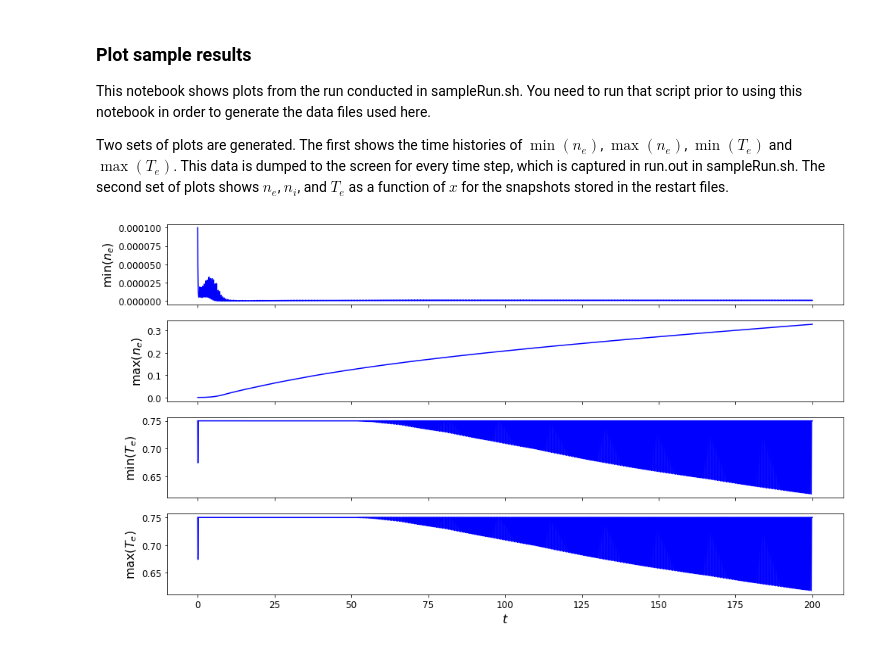
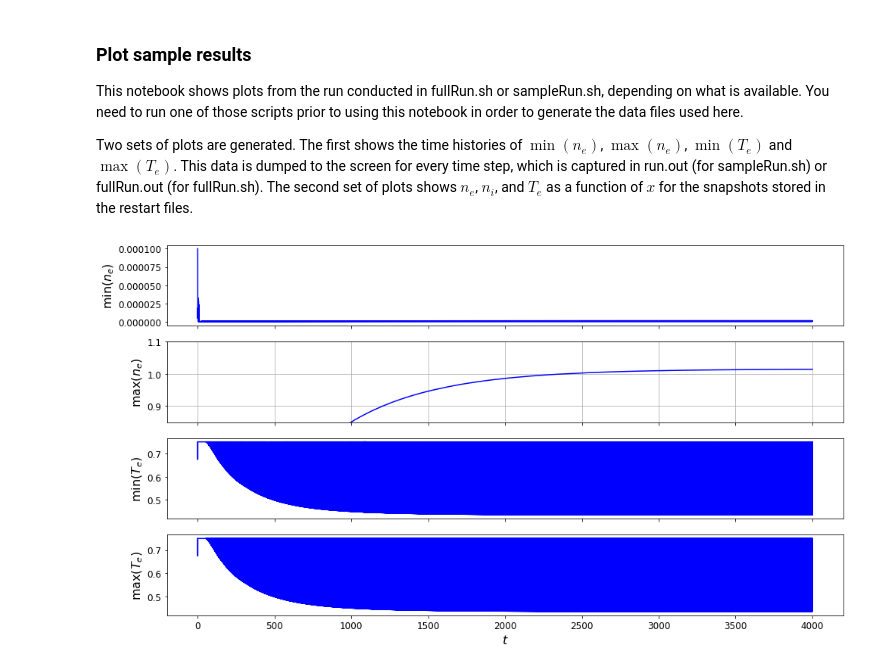
Before and after one commit to pecos/glowDischargeSolver, a Jupyter notebook: plotSampleRun.ipynb, the cells around one changed output. Saved outputs shown, nothing was run; the diff lists cells and outputs as text; code cells hidden in the pictures.

Commit message:
add long run results to jupyter notebook

```diff
--- a/plotSampleRun.ipynb
+++ b/plotSampleRun.ipynb
@@ -1,40 +1,51 @@
 # %% [markdown]
 ### Plot sample results
-This notebook shows plots from the run conducted in sampleRun.sh.  You need to run that script prior to using this notebook in order to generate the data files used here.
+This notebook shows plots from the run conducted in fullRun.sh or sampleRun.sh, depending on what is available.  You need to run one of those scripts prior to using this notebook in order to generate the data files used here.
 
-Two sets of plots are generated.  The first shows the time histories of $\min(n_e)$, $\max(n_e)$, $\min(T_e)$ and $\max(T_e)$.  This data is dumped to the screen for every time step, which is captured in run.out in sampleRun.sh.  The second set of plots shows $n_e$, $n_i$, and $T_e$ as a function of $x$ for the snapshots stored in the restart files.
+Two sets of plots are generated.  The first shows the time histories of $\min(n_e)$, $\max(n_e)$, $\min(T_e)$ and $\max(T_e)$.  This data is dumped to the screen for every time step, which is captured in run.out (for sampleRun.sh) or fullRun.out (for fullRun.sh).  The second set of plots shows $n_e$, $n_i$, and $T_e$ as a function of $x$ for the snapshots stored in the restart files.
 # %%
 import numpy as np
 import matplotlib.pyplot as plt
+from os import path
 
-D = np.loadtxt('run.out')
+# check what result is available
+if (path.isfile('fullRun.out')):
+    # if we have a long run, plot that
+    D = np.loadtxt('fullRun.out')
+elif (path.isfile('run.out')):
+    # otherwise, try short run
+    D = np.loadtxt('run.out')
+else:
+    print("Don't have any data!  Plotting will fail.")
 
 plt.figure(figsize=(16,9))
 ax0 = plt.subplot(4,1,1)
 ax0.plot(D[:,0], D[:,1], 'b-')
 plt.setp(ax0.get_xticklabels(),visible=False)
 plt.setp(ax0.get_yticklabels(),fontsize=12)
 ax0.set_ylabel(r'$\min(n_e)$', fontsize=16)
 
 ax1 = plt.subplot(4,1,2,sharex=ax0)
 ax1.plot(D[:,0], D[:,2], 'b-')
+ax1.set_ylim(0.85,1.1)
+ax1.grid()
 plt.setp(ax1.get_xticklabels(),visible=False)
 plt.setp(ax1.get_yticklabels(),fontsize=12)
 ax1.set_ylabel(r'$\max(n_e)$', fontsize=16)
 
 ax2 = plt.subplot(4,1,3,sharex=ax0)
 ax2.plot(D[:,0], D[:,3], 'b-')
 plt.setp(ax2.get_xticklabels(),visible=False)
 plt.setp(ax2.get_yticklabels(),fontsize=12)
 ax2.set_ylabel(r'$\min(T_e)$', fontsize=16)
 
 ax3 = plt.subplot(4,1,4,sharex=ax0)
 ax3.plot(D[:,0], D[:,3], 'b-')
 plt.setp(ax3.get_xticklabels(),fontsize=12)
 plt.setp(ax3.get_yticklabels(),fontsize=12)
 ax3.set_ylabel(r'$\max(T_e)$', fontsize=16)
 ax3.set_xlabel(r'$t$', fontsize=16)
 
 plt.show()
 # %% [output]
-[figure, old version]
+[figure, new version]
```
Also changed, not shown: parts of 2 cells of this notebook.
